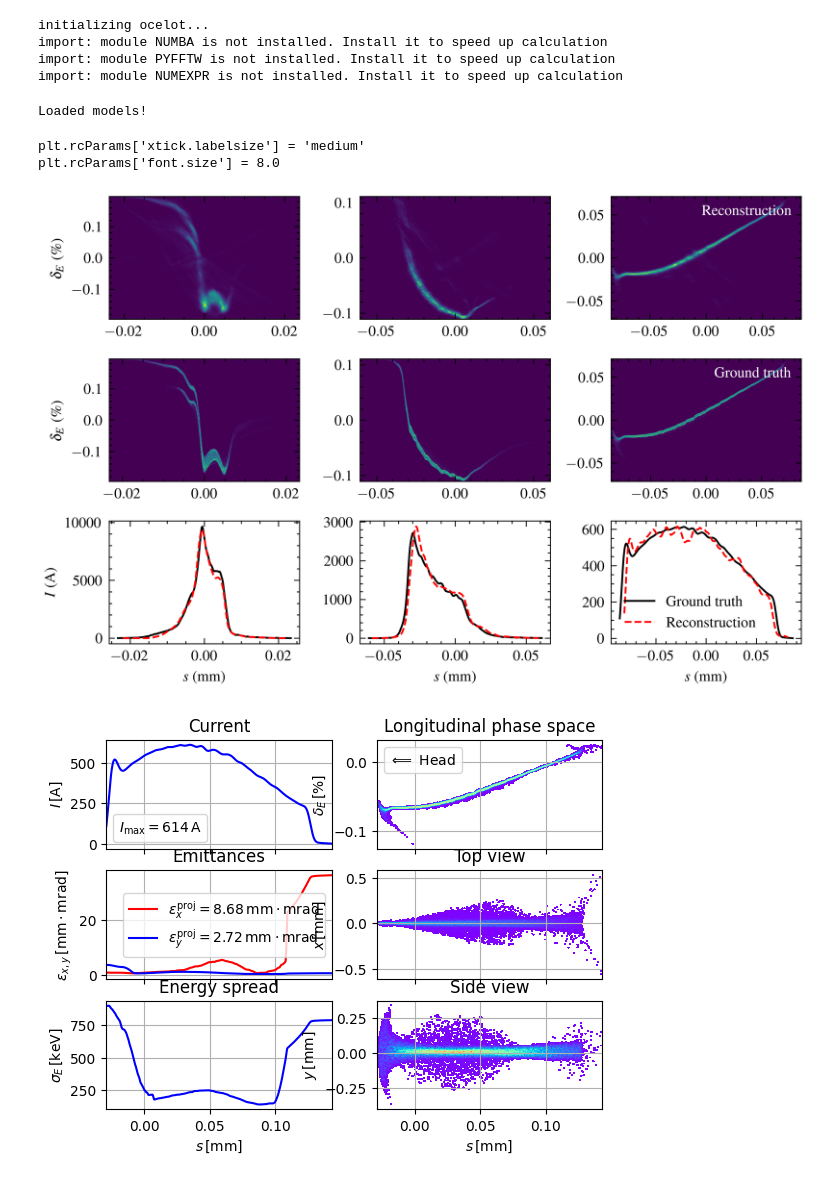
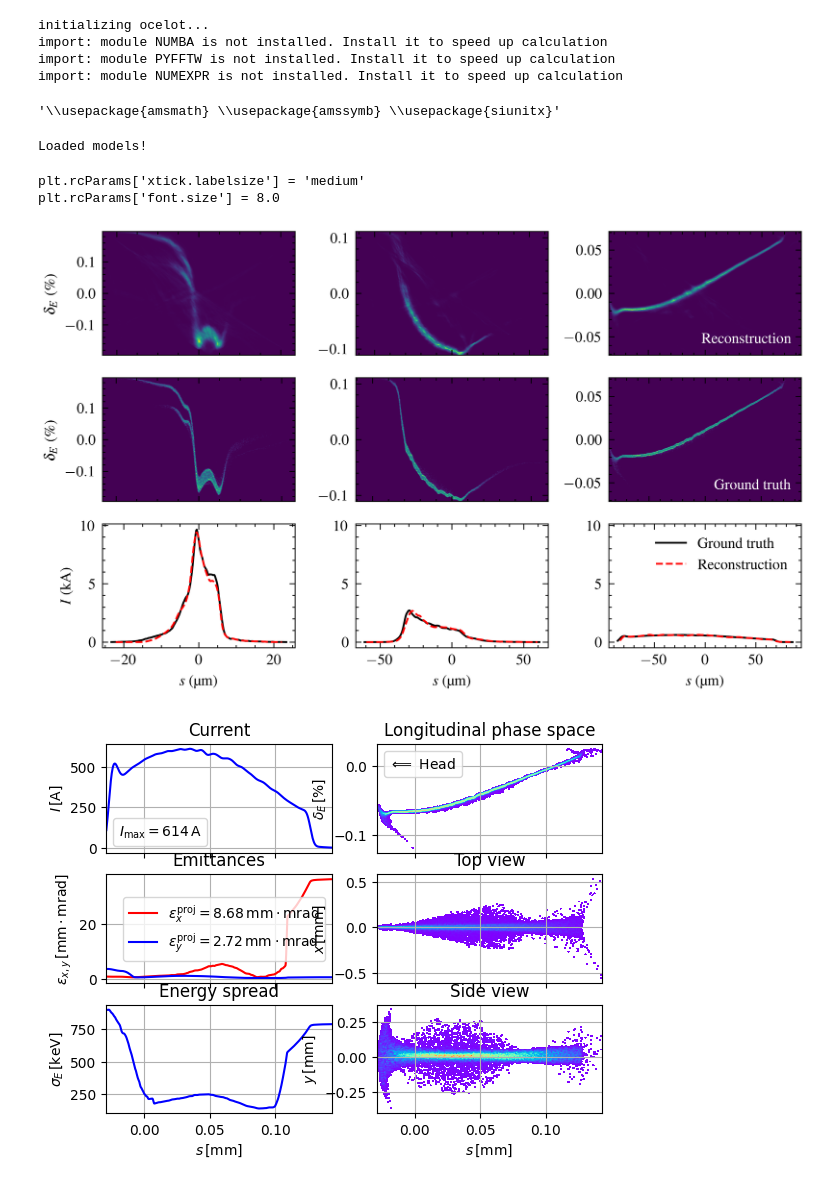
Before and after one commit to jank324/spectral-vd-euxfel, a Jupyter notebook: figures_dissertation.ipynb, the cells around one changed output. Drawn from its saved outputs; the diff is of its cells as text; code cells hidden in the pictures.

Commit message:
Make example plot pretty

```diff
--- a/figures_dissertation.ipynb
+++ b/figures_dissertation.ipynb
@@ -28,6 +29,11 @@ import: module PYFFTW is not installed. Install it to speed up calculation
 import: module NUMEXPR is not installed. Install it to speed up calculation
 # %%
 plt.style.use(["science", "ieee"])
+# %%
+matplotlib.rcParams["text.latex.preamble"] += r" \usepackage{siunitx}"
+matplotlib.rcParams["text.latex.preamble"]
+# %% [output]
+'\\usepackage{amsmath} \\usepackage{amssymb} \\usepackage{siunitx}'
 # %%
 current_model = SupervisedCurrentProfileInference.load_from_checkpoint(
     "virtual-diagnostics-euxfel-current-legacy/og6sdbm0/checkpoints/epoch=76-step=29876.ckpt"
@@ -83,7 +89,7 @@ print(f"{plt.rcParams['xtick.labelsize'] = }")
 print(f"{plt.rcParams['font.size'] = }")
 # print(f"{plt.rcParams = }")
 
-fig, axs = plt.subplots(3, len(samples), figsize=(426.9 / 72.72, 426.9 / 72.72 * 0.66))
+fig, axs = plt.subplots(3, len(samples), figsize=(426.9 / 72.72, 426.9 / 72.72 * 0.62))
 
 for i, sample in enumerate(samples):
     (_, _), (current_profile, bunch_length) = current_dataset_test[sample]
@@ -145,8 +151,8 @@ for i, sample in enumerate(samples):
         aspect="auto",
         cmap=cmap,
         extent=(
-            -predicted_lps_range[0, 0] / 2 * 1e3,
-            predicted_lps_range[0, 0] / 2 * 1e3,
+            -predicted_lps_range[0, 0] / 2 * 1e6,
+            predicted_lps_range[0, 0] / 2 * 1e6,
             -predicted_lps_range[0, 1] / 2 * 1e2,
             predicted_lps_range[0, 1] / 2 * 1e2,
         ),
@@ -160,55 +166,61 @@ for i, sample in enumerate(samples):
         aspect="auto",
         cmap=cmap,
         extent=(
-            -lps_dataset_test.lps_ranges[sample, 0] / 2 * 1e3,
-            lps_dataset_test.lps_ranges[sample, 0] / 2 * 1e3,
+            -lps_dataset_test.lps_ranges[sample, 0] / 2 * 1e6,
+            lps_dataset_test.lps_ranges[sample, 0] / 2 * 1e6,
             -lps_dataset_test.lps_ranges[sample, 1] / 2 * 1e2,
             lps_dataset_test.lps_ranges[sample, 1] / 2 * 1e2,
         ),
     )
 
     axs[2, i].plot(
-        real_ss * 1e3,
-        current_dataset_test.current_profiles[sample],
+        real_ss * 1e6,
+        current_dataset_test.current_profiles[sample] * 1e-3,
         label="Ground truth",
     )
     axs[2, i].plot(
-        predicted_ss * 1e3, predicted_current_profile[0], label="Reconstruction"
+        predicted_ss * 1e6, predicted_current_profile[0] * 1e-3, label="Reconstruction"
     )
     # plt.plot(recon_time, recon_current)
-    axs[2, i].set_xlabel(r"$s$ (mm)")
-    if i == 0:
-        axs[2, i].set_ylabel(r"$I$ (A)")
-    if i == len(samples) - 1:
-        axs[2, i].legend()
+    axs[2, i].set_xlabel(r"$s$ (\unit{\micro\meter})")
 
-axs[0, 0].set_ylabel(r"$\delta_E$ (\%)")
-axs[1, 0].set_ylabel(r"$\delta_E$ (\%)")
+axs[0, 0].set_ylabel(r"$\delta_E$ (\unit{\percent})")
+axs[1, 0].set_ylabel(r"$\delta_E$ (\unit{\percent})")
+axs[2, 0].set_ylabel(r"$I$ (\unit{\kilo\ampere})")
 axs[0, len(samples) - 1].text(
     0.95,
-    0.85,
+    0.1,
     "Reconstruction",
     color="white",
     horizontalalignment="right",
     transform=axs[0, i].transAxes,
 )
 axs[1, len(samples) - 1].text(
     0.95,
-    0.85,
+    0.1,
     "Ground truth",
     color="white",
     horizontalalignment="right",
     transform=axs[1, i].transAxes,
 )
+axs[2, len(samples) - 1].legend()
+
+axs[2, 1].sharey(axs[2, 0])
+axs[2, 2].sharey(axs[2, 0])
+
+for ax in axs[0]:
+    ax.set_xticklabels([])
+for ax in axs[1]:
+    ax.set_xticklabels([])
 
 plt.tight_layout()
 # plt.subplots_adjust(wspace=0.4, hspace=0.3)
 fig.savefig("figures/dissertation_prediction_examples.pdf")
 plt.show()
 # %% [output]
 plt.rcParams['xtick.labelsize'] = 'medium'
 plt.rcParams['font.size'] = 8.0
-[figure, old version]
+[figure, new version]
 # %%
 from pathlib import Path
 
```
Also changed, not shown: parts of 1 cell of this notebook.
